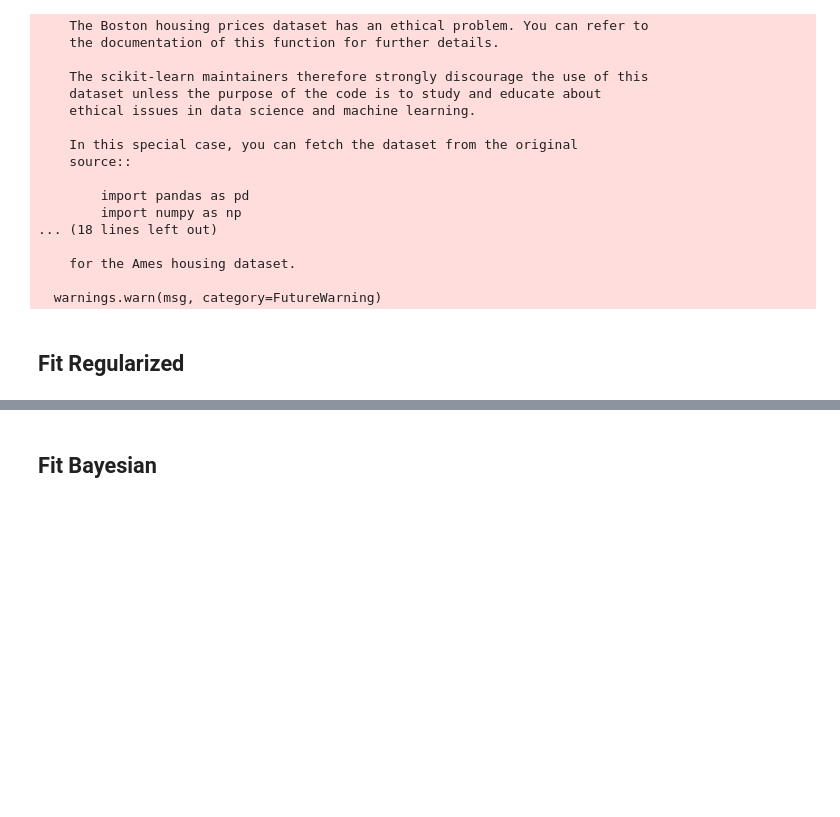
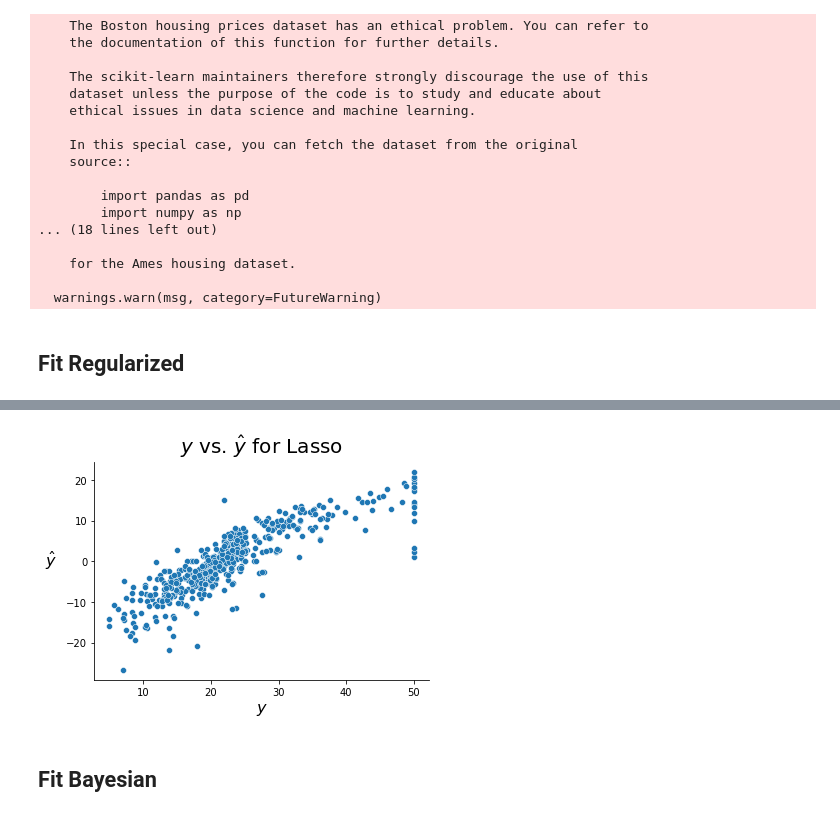
Before and after one commit to knolasco/DS-from-Scratch, a Jupyter notebook: RegularizedRegression/Application.ipynb, the cells around one changed output, grey strips where cells are left out. Saved outputs shown, nothing was run; the diff lists cells and outputs as text; code cells hidden in the pictures; blank space fills up the shorter version.

```diff
--- a/RegularizedRegression/Application.ipynb
+++ b/RegularizedRegression/Application.ipynb
@@ -45,3 +54,12 @@ lasso_model.fit_lasso(X, y, lam)
+# %%
+fig, ax = plt.subplots()
+sns.scatterplot(lasso_model.y, lasso_model.y_hat)
+ax.set_xlabel(r'$y$', size = 16)
+ax.set_ylabel(r'$\hat{y}$', rotation = 0, size = 16, labelpad = 15)
+ax.set_title(r'$y$ vs. $\hat{y}$ for Lasso', size = 20, pad = 10)
+sns.despine()
+# %% [output]
+[figure, added]
 # %% [markdown]
 ## Fit Bayesian
 # %%
```
Also changed, not shown: parts of 6 cells of this notebook, 1 other file.
